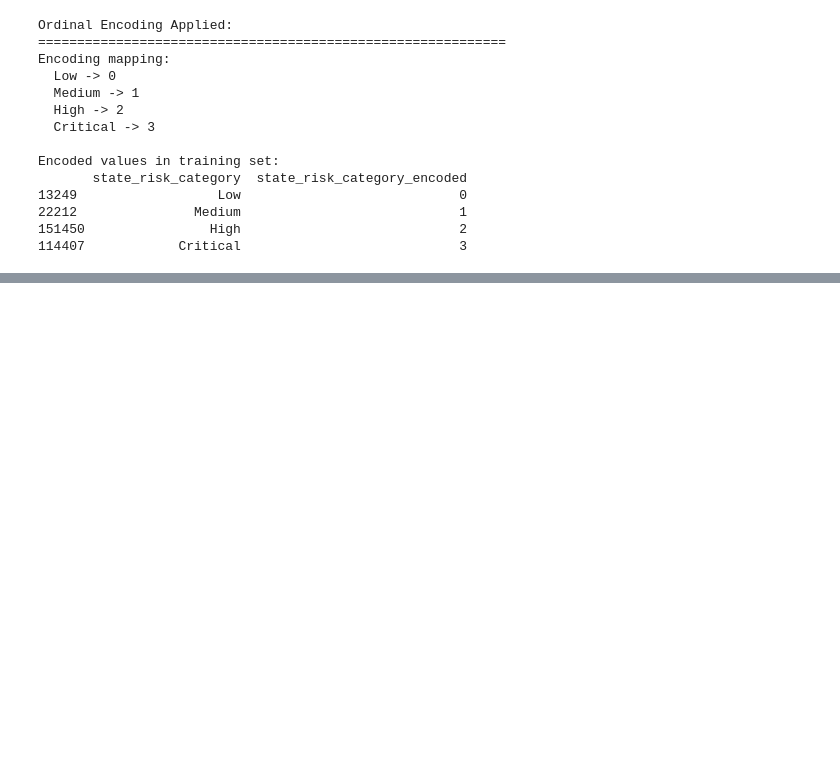
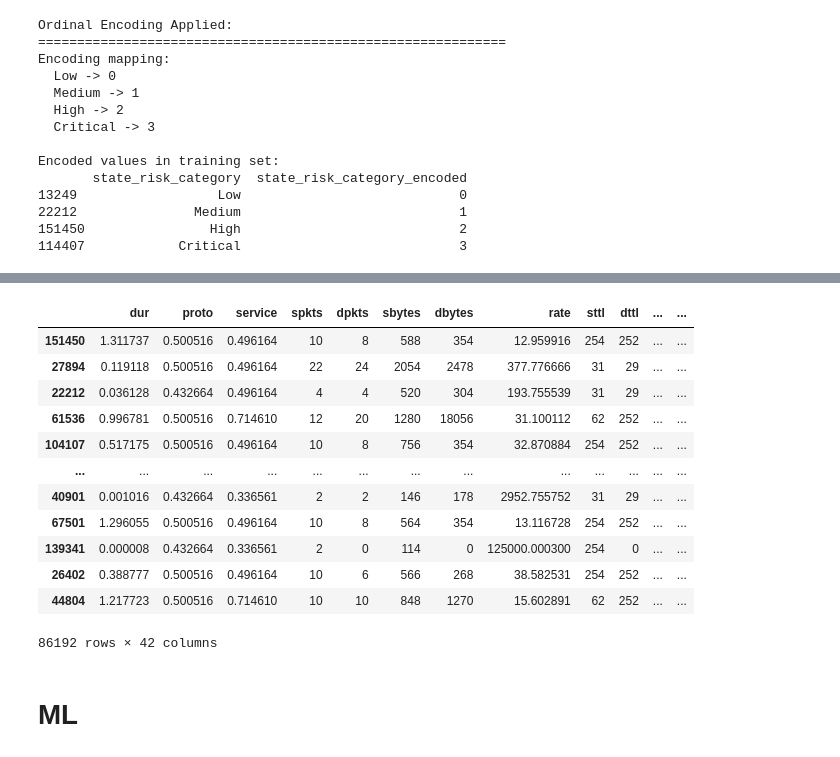
Before and after one commit to yessine634/cyber-security-intrusion-detection, a Jupyter notebook: intrusion_detection_unsw_nb15.ipynb, the cells around one changed output, grey strips where cells are left out. Saved outputs shown, nothing was run; the diff lists cells and outputs as text; code cells hidden in the pictures; blank space fills up the shorter version.

Commit message:
train random ofrest and logistic regression with hyperopt

```diff
--- a/intrusion_detection_unsw_nb15.ipynb
+++ b/intrusion_detection_unsw_nb15.ipynb
@@ -594,9 +614,3 @@ def target_encode_feature(X_train, X_test, y_train, feature_name, smoothing=1.0)
     }).sort_values('Smoothed_Encoded_Value', ascending=False).to_string(index=False))
 
     return X_train_encoded, X_test_encoded, encoding_dict
-# %%
-X_train, X_test, state_encoding = target_encode_feature(
-    X_train, X_test, y_train,
-    feature_name='service',
-    smoothing=1.0
-)
@@ -624,6 +616,0 @@ ftp-data     0.225538   2647                0.225649
-# %%
-X_train, X_test, state_encoding = target_encode_feature(
-    X_train, X_test, y_train,
-    feature_name='proto',
-    smoothing=1.0
-)
@@ -664,6 +633,3 @@ X_train
-# %%
-X_train.drop(columns=['service','proto'], inplace=True)
-X_test.drop(columns=['service','proto'], inplace=True)
 # %%
 print("\n" + "="*60)
 print("FINAL FEATURE LIST")
@@ -750,4 +716,40 @@ X_train
 86192 rows × 42 columns
+# %%
+from category_encoders import TargetEncoder
+from sklearn.model_selection import train_test_split
+import pandas as pd
+
+# Assume X, y are already defined DataFrames/Series
+# X_train, X_test, y_train, y_test = train_test_split(X, y, test_size=0.2)
+
+# 1. Instantiate the encoder
+encoder = TargetEncoder(cols=['service','proto'], smoothing=1.0)
+
+# 2. FIT the encoder ONLY on the training data (X_train and y_train)
+# The .fit() step calculates the global mean and the smoothed category means
+encoder.fit(X_train, y_train)
+
+# 3. TRANSFORM both datasets
+X_train_encoded = encoder.transform(X_train)
+X_test_encoded = encoder.transform(X_test)
+# %%
+X_train_encoded
+# %% [output]
+|  | dur | proto | service | spkts | dpkts | sbytes | dbytes | rate | sttl | dttl | ... | ... |
+| 151450 | 1.311737 | 0.500516 | 0.496164 | 10 | 8 | 588 | 354 | 12.959916 | 254 | 252 | ... | ... |
+| 27894 | 0.119118 | 0.500516 | 0.496164 | 22 | 24 | 2054 | 2478 | 377.776666 | 31 | 29 | ... | ... |
+| 22212 | 0.036128 | 0.432664 | 0.496164 | 4 | 4 | 520 | 304 | 193.755539 | 31 | 29 | ... | ... |
+| 61536 | 0.996781 | 0.500516 | 0.714610 | 12 | 20 | 1280 | 18056 | 31.100112 | 62 | 252 | ... | ... |
+| 104107 | 0.517175 | 0.500516 | 0.496164 | 10 | 8 | 756 | 354 | 32.870884 | 254 | 252 | ... | ... |
+| ... | ... | ... | ... | ... | ... | ... | ... | ... | ... | ... | ... | ... |
+| 40901 | 0.001016 | 0.432664 | 0.336561 | 2 | 2 | 146 | 178 | 2952.755752 | 31 | 29 | ... | ... |
+| 67501 | 1.296055 | 0.500516 | 0.496164 | 10 | 8 | 564 | 354 | 13.116728 | 254 | 252 | ... | ... |
+| 139341 | 0.000008 | 0.432664 | 0.336561 | 2 | 0 | 114 | 0 | 125000.000300 | 254 | 0 | ... | ... |
+| 26402 | 0.388777 | 0.500516 | 0.496164 | 10 | 6 | 566 | 268 | 38.582531 | 254 | 252 | ... | ... |
+| 44804 | 1.217723 | 0.500516 | 0.714610 | 10 | 10 | 848 | 1270 | 15.602891 | 62 | 252 | ... | ... |
+86192 rows × 42 columns
+# %% [markdown]
+# ML
 # %%
 from sklearn.ensemble import RandomForestClassifier
 from sklearn.metrics import classification_report, accuracy_score, f1_score
```
Also changed, not shown: parts of 35 cells of this notebook, 1 other file.
